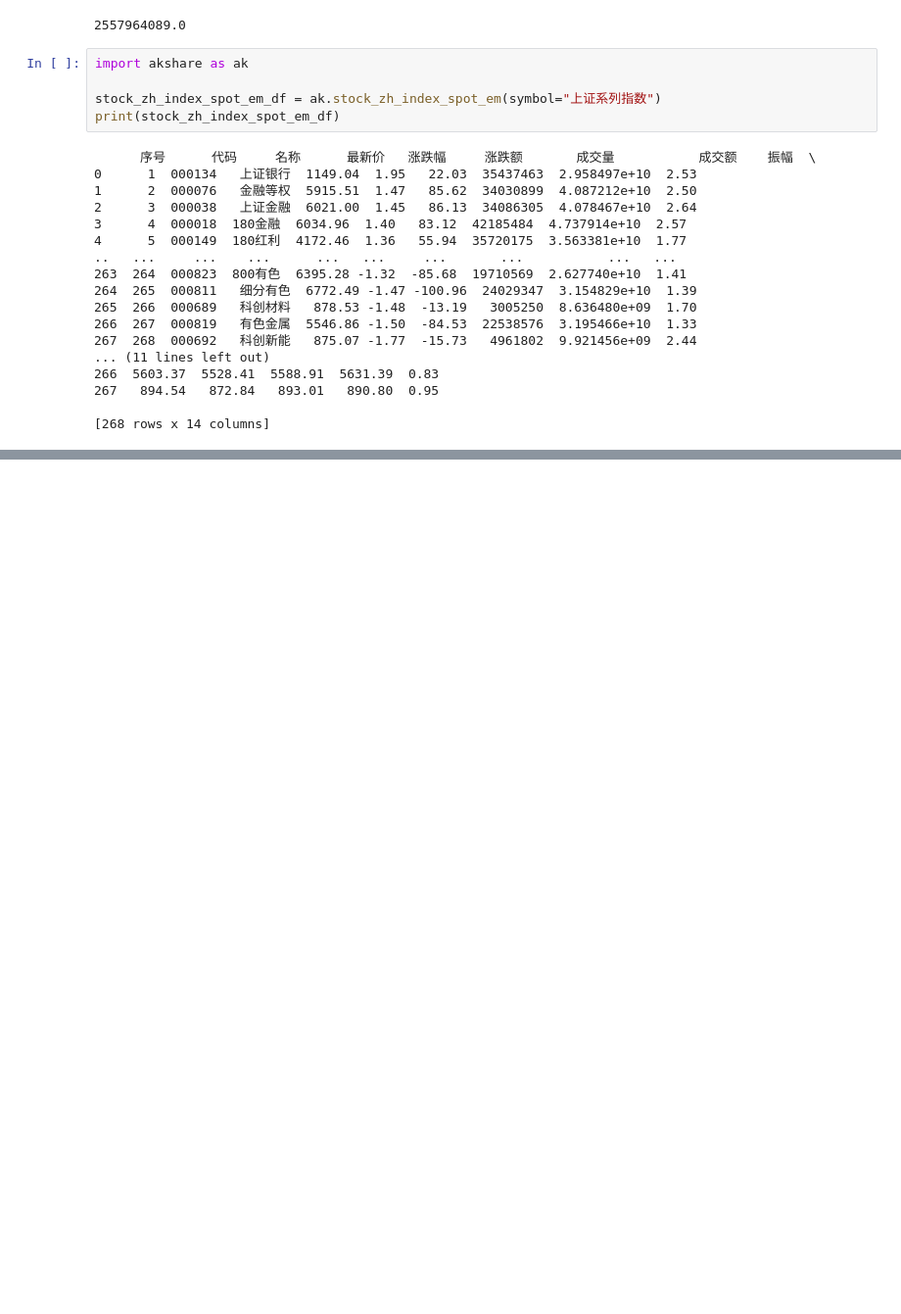
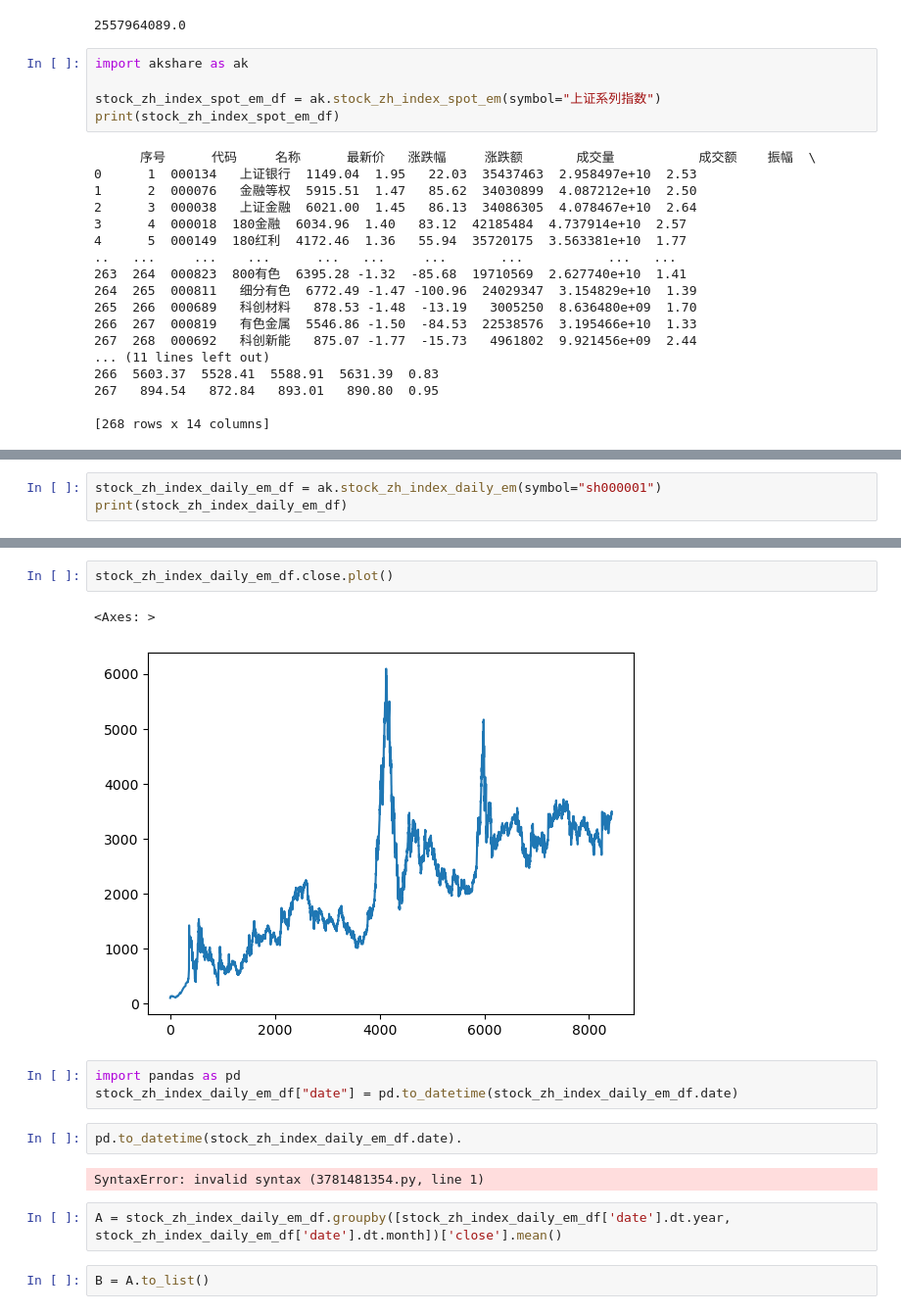
Before and after one commit to xietiany/quant, a Jupyter notebook: EngineDemo.ipynb, the cells around one changed output, grey strips where cells are left out. Shown: that part at 98% size. Saved outputs shown, nothing was run; the diff lists cells and outputs as text; blank space fills up the shorter version.

```diff
--- a/EngineDemo.ipynb
+++ b/EngineDemo.ipynb
@@ -299,0 +344,3 @@ print(stock_zh_index_spot_em_df)
+# %%
+stock_zh_index_daily_em_df = ak.stock_zh_index_daily_em(symbol="sh000001")
+print(stock_zh_index_daily_em_df)
@@ -299,0 +362,16 @@ print(stock_zh_index_spot_em_df)
+# %%
+stock_zh_index_daily_em_df.close.plot()
+# %% [output]
+<Axes: >
+[figure, added]
+# %%
+import pandas as pd
+stock_zh_index_daily_em_df["date"] = pd.to_datetime(stock_zh_index_daily_em_df.date)
+# %%
+pd.to_datetime(stock_zh_index_daily_em_df.date).
+# %% [output]
+SyntaxError: invalid syntax (3781481354.py, line 1)
+# %%
+A = stock_zh_index_daily_em_df.groupby([stock_zh_index_daily_em_df['date'].dt.year, stock_zh_index_daily_em_df['date'].dt.month])['close'].mean()
+# %%
+B = A.to_list()
```
Also changed, not shown: parts of 17 cells of this notebook, 10 other files.
